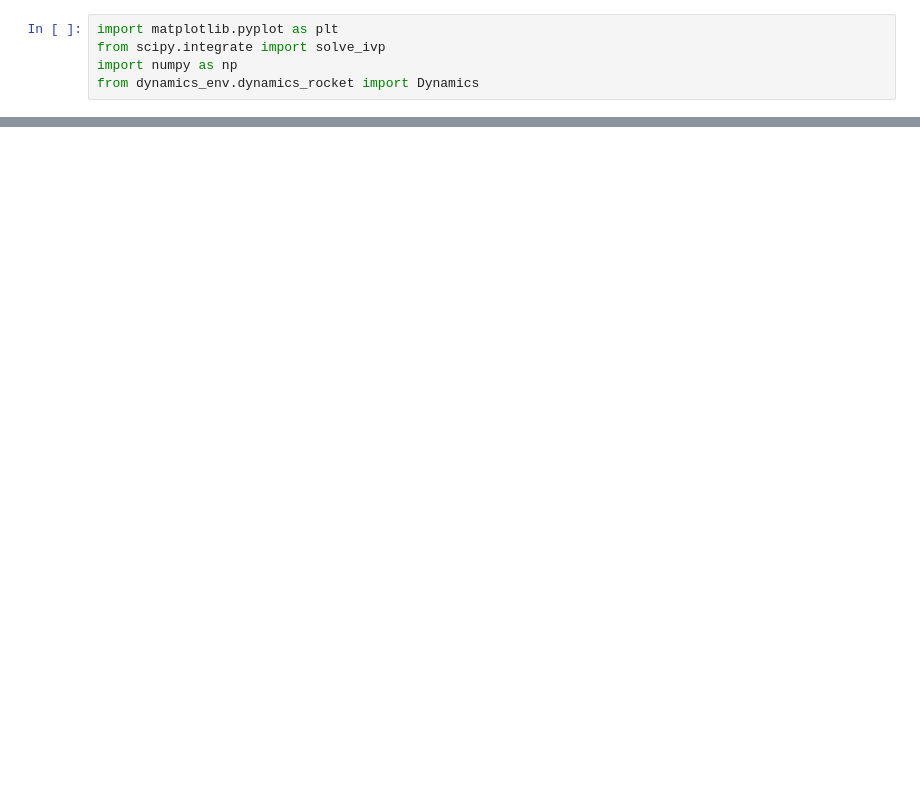
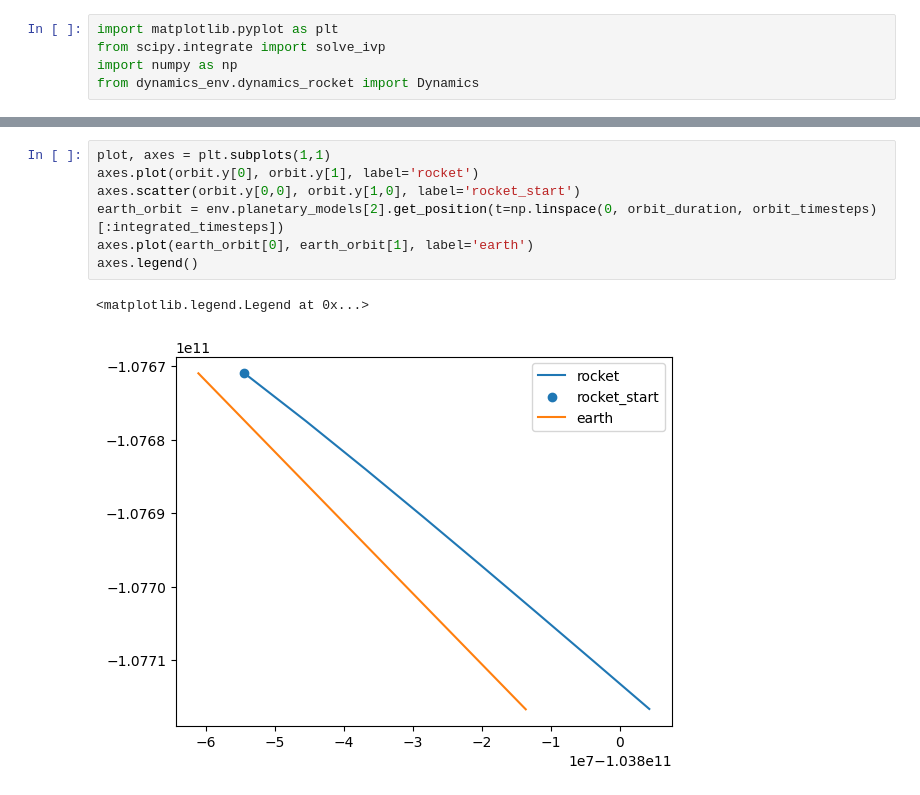
Before and after one commit to anirudhshankar99/ContinuousRL, a Jupyter notebook: Dynamics/demo_rocket.ipynb, the cells around one changed output, grey strips where cells are left out. Saved outputs shown, nothing was run; the diff lists cells and outputs as text; blank space fills up the shorter version.

```diff
--- a/Dynamics/demo_rocket.ipynb
+++ b/Dynamics/demo_rocket.ipynb
@@ -198,3 +158,13 @@ array([[5.50814950e+11, 5.50523002e+11, 5.50230900e+11, ...,
+# %%
+plot, axes = plt.subplots(1,1)
+axes.plot(orbit.y[0], orbit.y[1], label='rocket')
+axes.scatter(orbit.y[0,0], orbit.y[1,0], label='rocket_start')
+earth_orbit = env.planetary_models[2].get_position(t=np.linspace(0, orbit_duration, orbit_timesteps)[:integrated_timesteps])
+axes.plot(earth_orbit[0], earth_orbit[1], label='earth')
+axes.legend()
+# %% [output]
+<matplotlib.legend.Legend at 0x...>
+[figure, added]
 # %%
 plt.plot(rewards[:10])
 print(rewards.sum())
```
Also changed, not shown: parts of 10 cells of this notebook, 5 other files.
